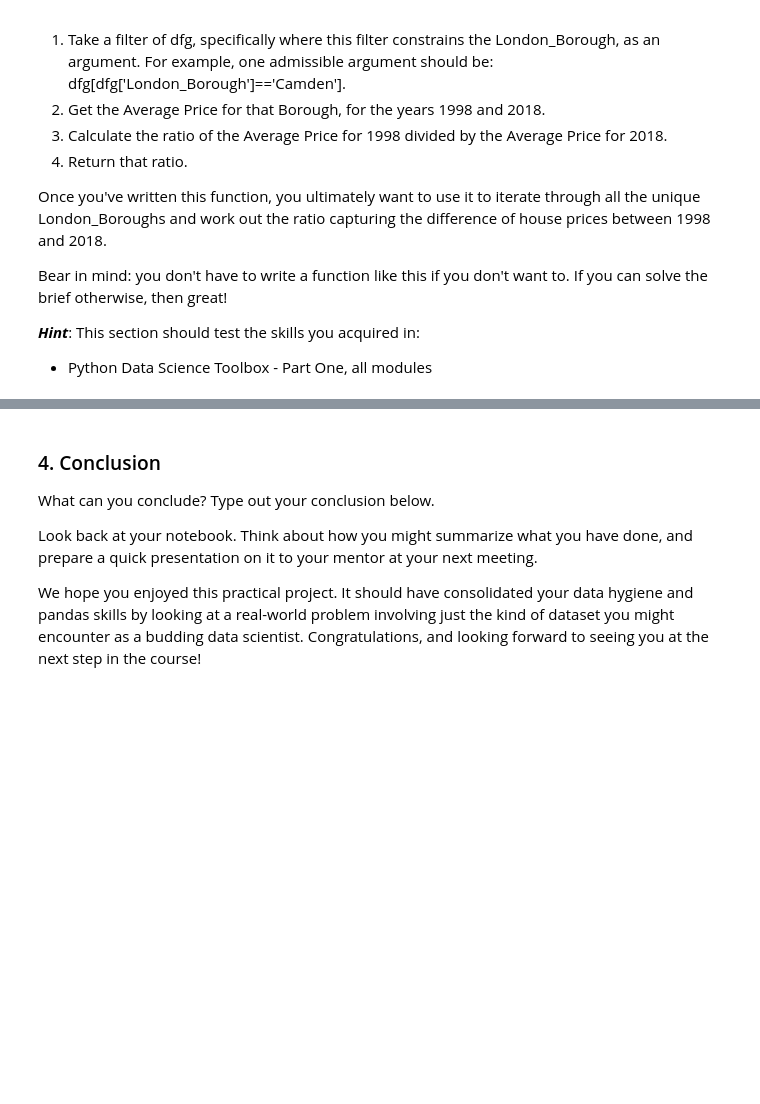
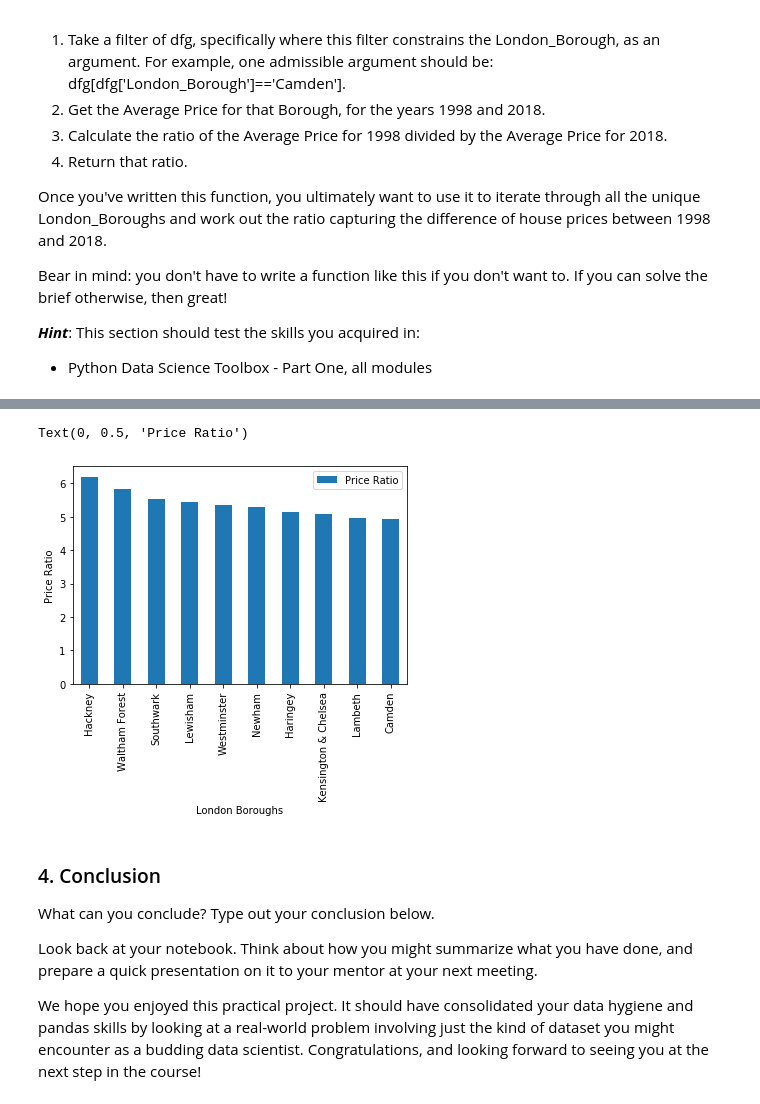
Before and after one commit to nahsradus/LondonHousePrices, a Jupyter notebook: Unit 4 Challenge - Tier 3.ipynb, the cells around one changed output, grey strips where cells are left out. Saved outputs shown, nothing was run; the diff lists cells and outputs as text; code cells hidden in the pictures; blank space fills up the shorter version.

Commit message:
updated with plot

```diff
--- a/Unit 4 Challenge - Tier 3.ipynb
+++ b/Unit 4 Challenge - Tier 3.ipynb
@@ -323,3 +324,10 @@ dfinal.sort_values('Price Ratio', ascending =False).head(10)
+# %%
+ax = top10.plot(kind = 'bar')
+ax.set_xlabel('London Boroughs')
+ax.set_ylabel('Price Ratio')
+# %% [output]
+Text(0, 0.5, 'Price Ratio')
+[figure, added]
 # %% [markdown]
 ### 4. Conclusion
 What can you conclude? Type out your conclusion below.
```
Also changed, not shown: parts of 7 cells of this notebook, 1 other file.
